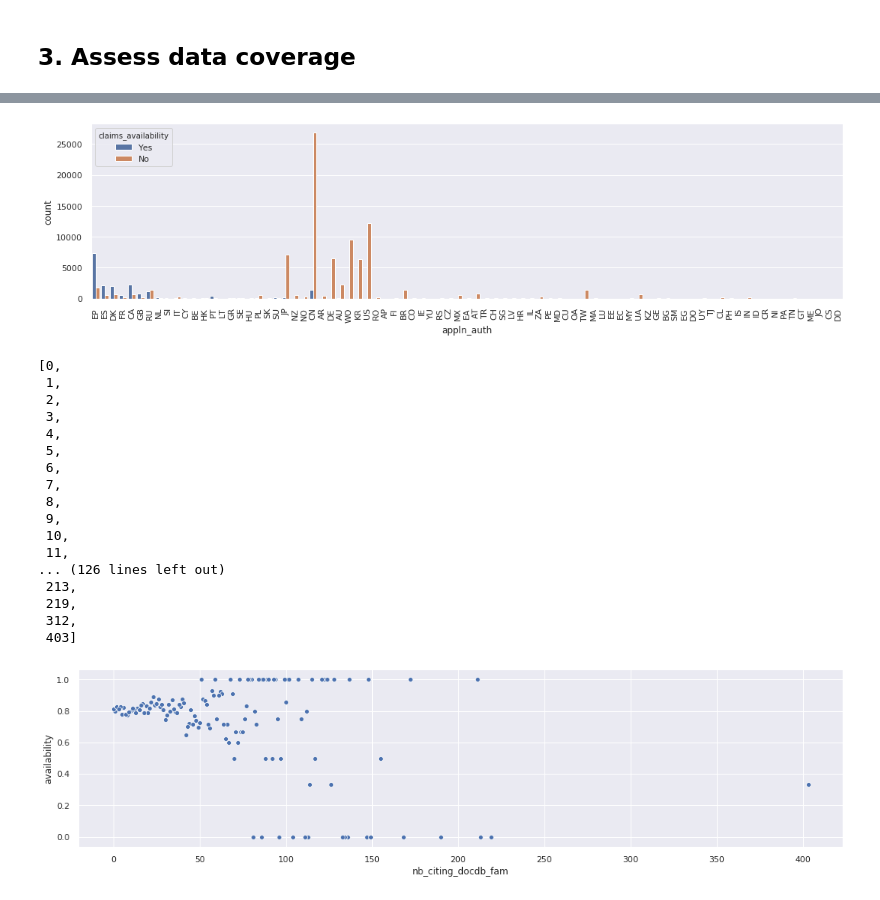
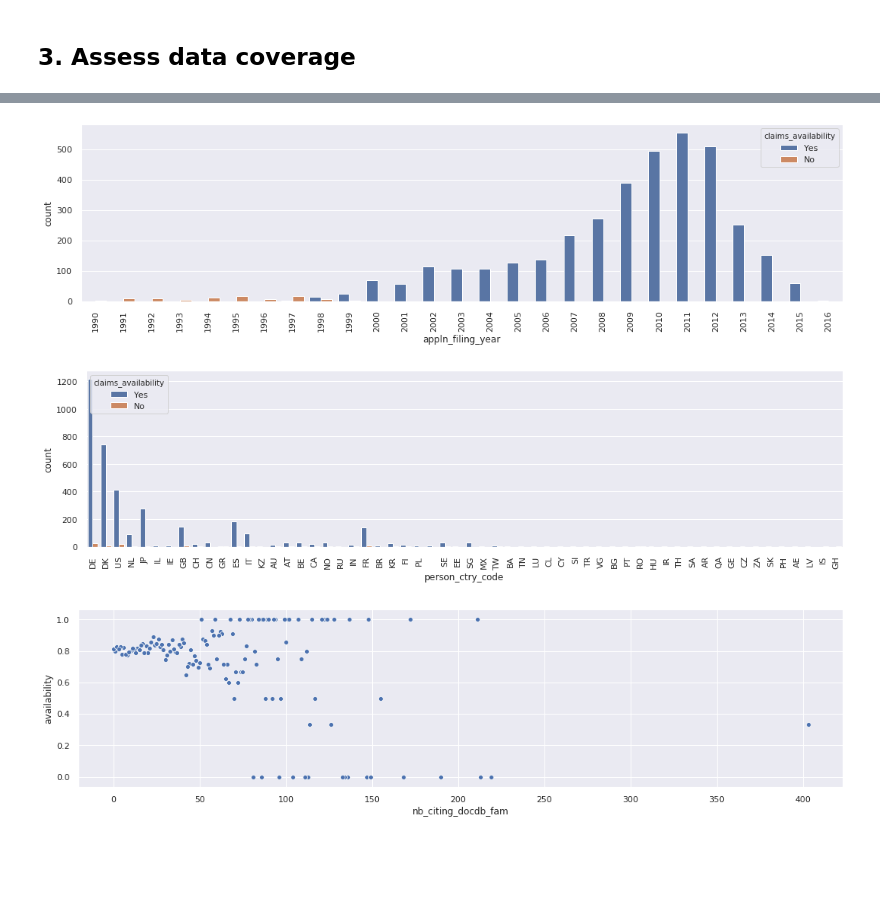
Before and after one commit to amc-econ/nlp-emerging-technologies, a Jupyter notebook: notebooks/coverage_ep_full-text_data.ipynb, the cells around one changed output, grey strips where cells are left out. Cells and saved outputs as stored; diff of their text form; code cells hidden in the pictures; blank space fills up the shorter version.

```diff
--- a/notebooks/coverage_ep_full-text_data.ipynb
+++ b/notebooks/coverage_ep_full-text_data.ipynb
@@ -156,30 +273,18 @@ g.set_xticklabels(g.get_xticklabels(), rotation=90);
+# %%
+# and when we keep only granted patents!
+df = df[df['granted']==1]
+g = sns.countplot(x='appln_filing_year', hue='claims_availability', data=df)
+g.set_xticklabels(g.get_xticklabels(), rotation=90);
+# %% [output]
+[figure, added]
 # %%
+# By country of origin
+df = table_PATSTAT[table_PATSTAT['granted']==1]
 # data availability according to patent authority
-g = sns.countplot(x='appln_auth', hue='claims_availability', data=table_PATSTAT)
+g = sns.countplot(x='person_ctry_code', hue='claims_availability', data=df)
 g.set_xticklabels(g.get_xticklabels(), rotation=90);
 # %% [output]
-[figure, old version]
+[figure, new version]
-# %%
-index = table_PATSTAT['nb_citing_docdb_fam'].unique().tolist()
-index.sort()
-# %% [output]
-[0,
- 1,
- 2,
- 3,
- 4,
- 5,
- 6,
- 7,
- 8,
- 9,
- 10,
- 11,
-... (126 lines left out)
- 213,
- 219,
- 312,
- 403]
 # %%
 d = []
 
```
Also changed, not shown: parts of 11 cells of this notebook.
